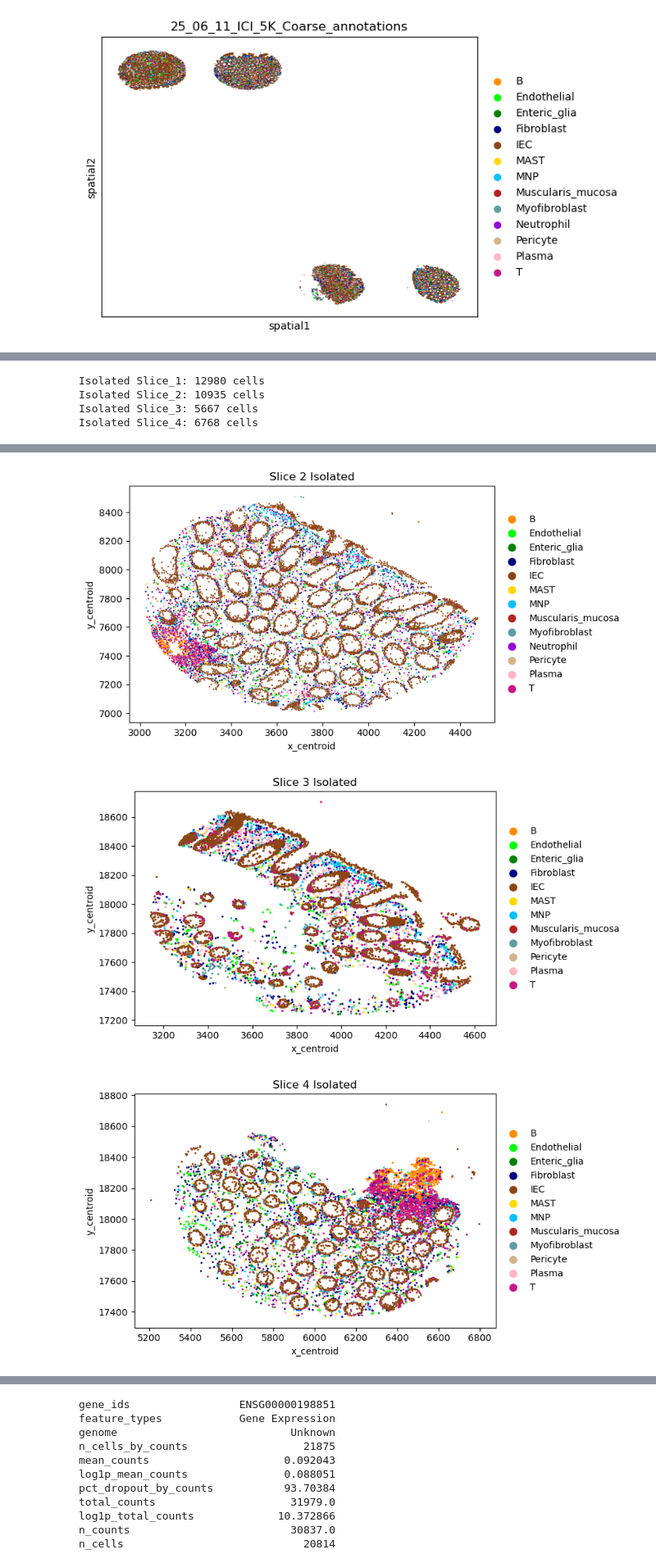
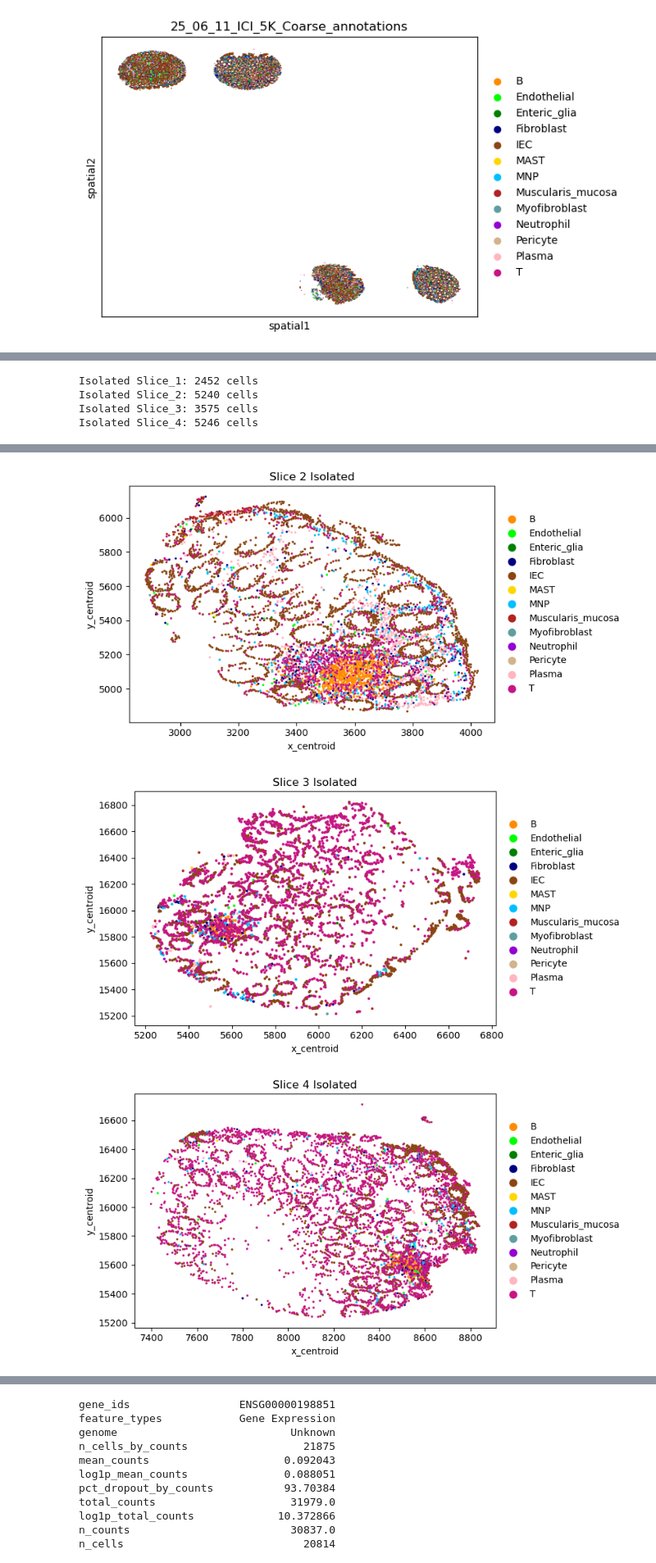
Before and after one commit to fosterea/MetabTravLR, a Jupyter notebook: metab_processing/Preprocess/alexi_data.ipynb, the cells around one changed output, grey strips where cells are left out. Shown at 82% size. Saved outputs shown, nothing was run; the diff lists cells and outputs as text; code cells hidden in the pictures.

```diff
--- a/metab_processing/Preprocess/alexi_data.ipynb
+++ b/metab_processing/Preprocess/alexi_data.ipynb
@@ -127,7 +127,9 @@ sc.pl.embedding(adata_by_patient['13473_HS4_UC'], basis='spatial', color='25_06_
 [figure]
 # %%
 # Define your patient subset
-adata_patient = adata_by_patient['13114_HS1_HC']
+
+patient_name = '12362_HS7_ICI'
+adata_patient = adata_by_patient[patient_name]
 
 # Plot using scatter to force X and Y coordinate axes to display
 sc.pl.scatter(
@@ -143,10 +145,10 @@ sc.pl.scatter(
 # 1. Define your bounding boxes based on what you saw in the scatter plot
 # Format: 'Slice_Name': (x_min, x_max, y_min, y_max)
 bounding_boxes = {
-    'Slice_1': (0, 2500, 6000, 10000),       # Replace these numbers with your visual estimates
-    'Slice_2': (2500, 5000, 6000, 10000),
-    'Slice_3': (2500, 5000, 14000, 20000),
-    'Slice_4': (5000, 7000, 14000, 20000)
+    'Slice_1': (0, 2500, 0, 8000),       # Replace these numbers with your visual estimates
+    'Slice_2': (2500, 5000, 0, 8000),
+    'Slice_3': (5000, 7000, 14000, 20000),
+    'Slice_4': (7000, 10000, 14000, 20000)
 }
 
 # 2. Create a dictionary to hold the isolated slices
@@ -201,7 +203,7 @@ sc.pl.scatter(
     title="Slice 4 Isolated"
 )
 # %% [output]
-Isolated Slice_1: 12980 cells
-Isolated Slice_2: 10935 cells
-Isolated Slice_3: 5667 cells
-Isolated Slice_4: 6768 cells
+Isolated Slice_1: 2452 cells
+Isolated Slice_2: 5240 cells
+Isolated Slice_3: 3575 cells
+Isolated Slice_4: 5246 cells
@@ -209,5 +211,5 @@ Isolated Slice_4: 6768 cells
-[figure, old version]
+[figure, new version]
-[figure, old version]
+[figure, new version]
-[figure, old version]
+[figure, new version]
 # %%
 import os
```
Also changed, not shown: parts of 3 cells of this notebook.
